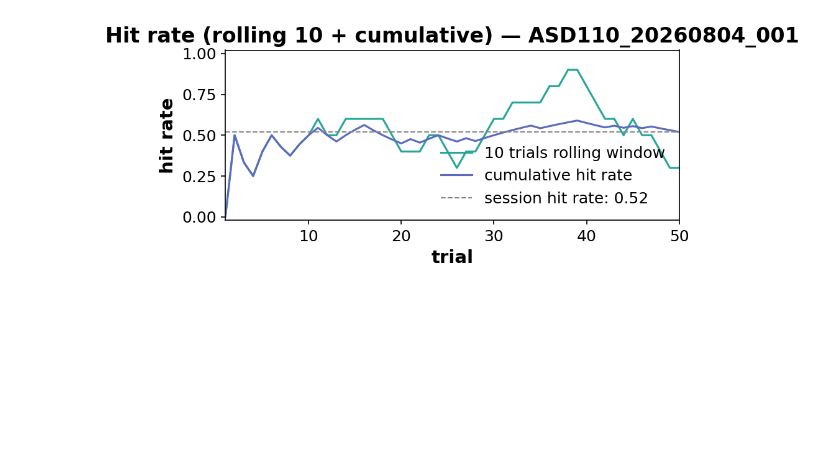
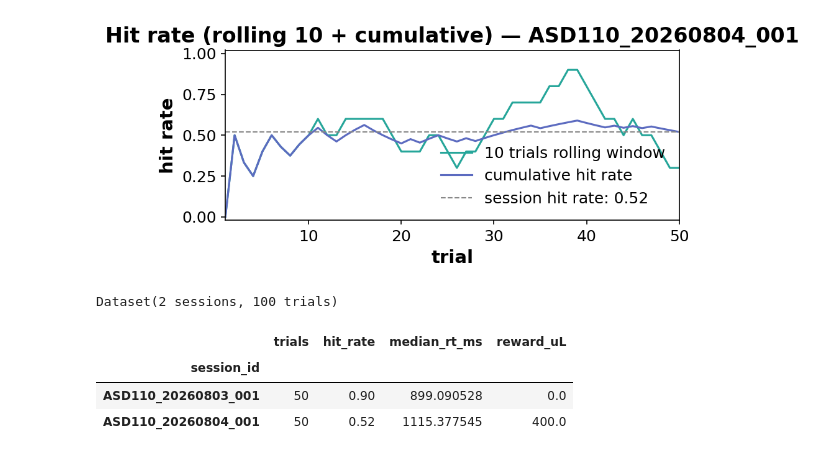
Before and after one commit to hkucukdereli/VRFarm, a Jupyter notebook: analysis/check_data.ipynb, the cells around one changed output. Drawn from its saved outputs; the diff is of its cells as text; code cells hidden in the pictures; blank space fills up the shorter version.

```diff
--- a/analysis/check_data.ipynb
+++ b/analysis/check_data.ipynb
@@ -188,2 +194,23 @@ fig.tight_layout()
 # %% [output]
 [figure]
+# %%
+# ── Loading MANY sessions ───────────────────────────────────────────────────────────────────
+# Dataset concatenates every session's tables, tagged by session_id. Point it at a directory
+# (recursive *.h5), a glob, a list of paths, or Session objects; grow it later with ds.add(...).
+subject_dir = data_dir.parents[1]                    # .../ASD110  -> all of this subject's sessions
+ds = Dataset(subject_dir)
+print(ds)                                            # Dataset(N sessions, M trials)
+
+# Per-session summary in one groupby (rt_ms is a built-in Session.trials column):
+ds.trials.groupby("session_id").agg(
+    trials=("trial_num", "size"),
+    hit_rate=("hit", "mean"),
+    median_rt_ms=("rt_ms", "median"),
+    reward_uL=("reward_ul", "sum"),
+)
+# %% [output]
+Dataset(2 sessions, 100 trials)
+|  | trials | hit_rate | median_rt_ms | reward_uL |
+| session_id |  |  |  |  |
+| ASD110_20260803_001 | 50 | 0.90 | 899.090528 | 0.0 |
+| ASD110_20260804_001 | 50 | 0.52 | 1115.377545 | 400.0 |
```
Also changed, not shown: parts of 9 cells of this notebook, 5 other files.
